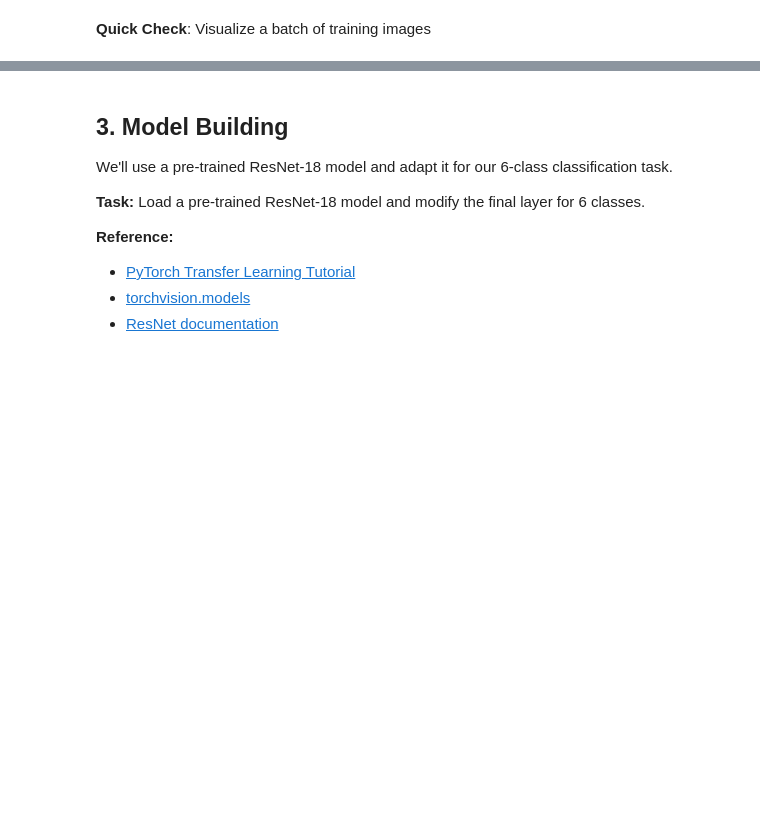
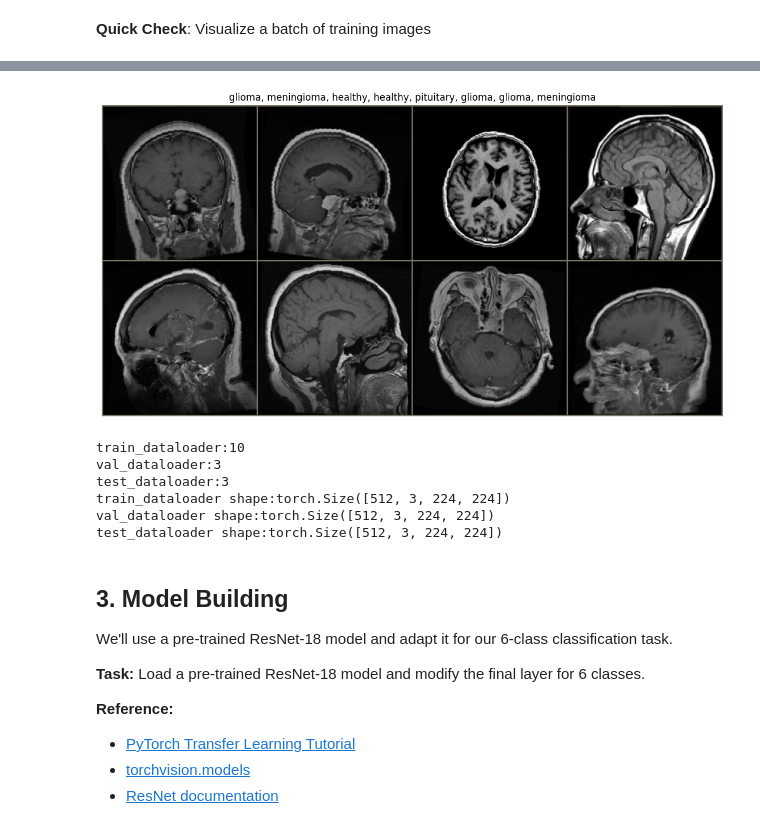
Before and after one commit to Mohammed-Balkhair-hub/Week-4_DL, a Jupyter notebook: C1_M5_TransferLearning/C1_M5_Assignment_transferlearning.ipynb, the cells around one changed output, grey strips where cells are left out. Drawn from its saved outputs; the diff is of its cells as text; code cells hidden in the pictures; blank space fills up the shorter version.

```diff
--- a/C1_M5_TransferLearning/C1_M5_Assignment_transferlearning.ipynb
+++ b/C1_M5_TransferLearning/C1_M5_Assignment_transferlearning.ipynb
@@ -110,8 +190,48 @@ Before training, we need to:
 - [torchvision.transforms](https://pytorch.org/vision/stable/transforms.html)
 # %%
 # YOUR CODE HERE
+from torchvision import transforms
+#image resizing and normalization
+#data augmentation (rotation, flipping, zooming)
+
+train_transforms=transforms.Compose([transforms.Resize((224,224)),
+                                     transforms.RandomRotation(10),
+                                     transforms.RandomHorizontalFlip(),
+                                     transforms.ToTensor(),
+                                     transforms.Normalize(mean=[0.485,0.456,0.406],std=[0.229,0.224,0.225])
+                                     ])
+val_transforms=transforms.Compose([transforms.Resize((224,224)),
+                                  transforms.ToTensor(),
+                                  transforms.Normalize(mean=[0.485,0.456,0.406],std=[0.229,0.224,0.225])
+                                  ])
+# %%
+# apply transforms
+from torch.utils.data import Dataset
+
+class ApplyTransform(Dataset):
+    def __init__(self, subset, transform=None):
+        self.subset = subset
+        self.transform = transform
+
+    def __getitem__(self, index):
+        x, y = self.subset[index]
+        if self.transform:
+            x = self.transform(x)
+        return x, y
+
+    def __len__(self):
+        return len(self.subset)
+# %%
+train_dataset=ApplyTransform(train_dataset,train_transforms)
+val_dataset=ApplyTransform(val_dataset,val_transforms)
+test_dataset=ApplyTransform(test_dataset,val_transforms)
 # %%
 # YOUR CODE HERE
+from torch.utils.data import DataLoader
+num_cpu_cores = os.cpu_count()
+train_dataloader=DataLoader(train_dataset,batch_size=512,shuffle=True,num_workers=num_cpu_cores)
+val_dataloader=DataLoader(val_dataset,batch_size=512,shuffle=False,num_workers=num_cpu_cores)
+test_dataloader=DataLoader(test_dataset,batch_size=512,shuffle=False,num_workers=num_cpu_cores)
 # %% [markdown]
 **Quick Check**: Visualize a batch of training images
 # %%
@@ -119,5 +241,28 @@ helper_utils.visualize_batch?
 # %%
 # YOUR CODE HERE
+import helper_utils
+import matplotlib.pyplot as plt
+class_names=['pituitary', 'healthy', 'meningioma', 'glioma']
+helper_utils.visualize_batch(train_dataloader,class_names)
+plt.show()
+# %% [output]
+[figure, added]
+# %%
+# cheack loaders info
+print(f"train_dataloader:{len(train_dataloader)}")
+print(f"val_dataloader:{len(val_dataloader)}")
+print(f"test_dataloader:{len(test_dataloader)}")
+# shape of loaders
+print(f"train_dataloader shape:{next(iter(train_dataloader))[0].shape}")
+print(f"val_dataloader shape:{next(iter(val_dataloader))[0].shape}")
+print(f"test_dataloader shape:{next(iter(test_dataloader))[0].shape}")
+# %% [output]
+train_dataloader:10
+val_dataloader:3
+test_dataloader:3
+train_dataloader shape:torch.Size([512, 3, 224, 224])
+val_dataloader shape:torch.Size([512, 3, 224, 224])
+test_dataloader shape:torch.Size([512, 3, 224, 224])
 # %% [markdown]
 <a name='3'></a>
 ## 3. Model Building
```
Also changed, not shown: parts of 36 cells of this notebook, 2 other files.
